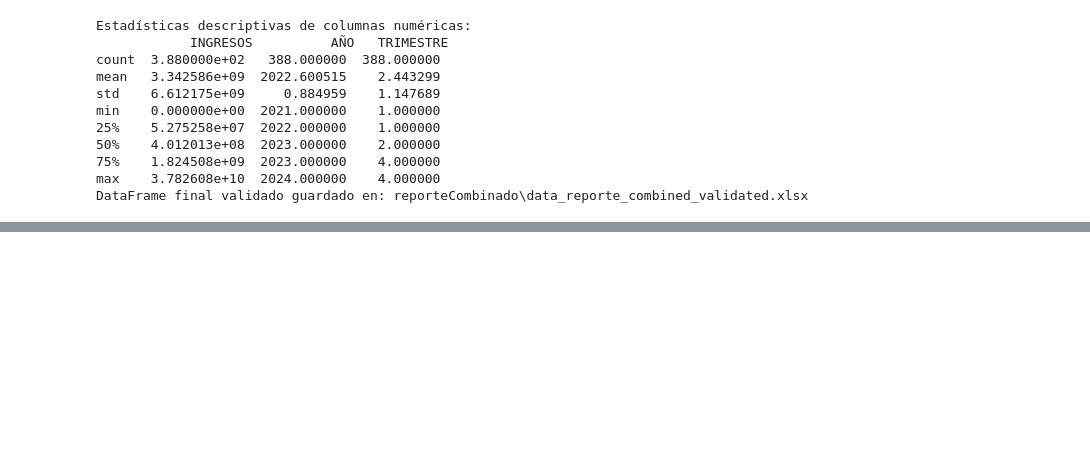
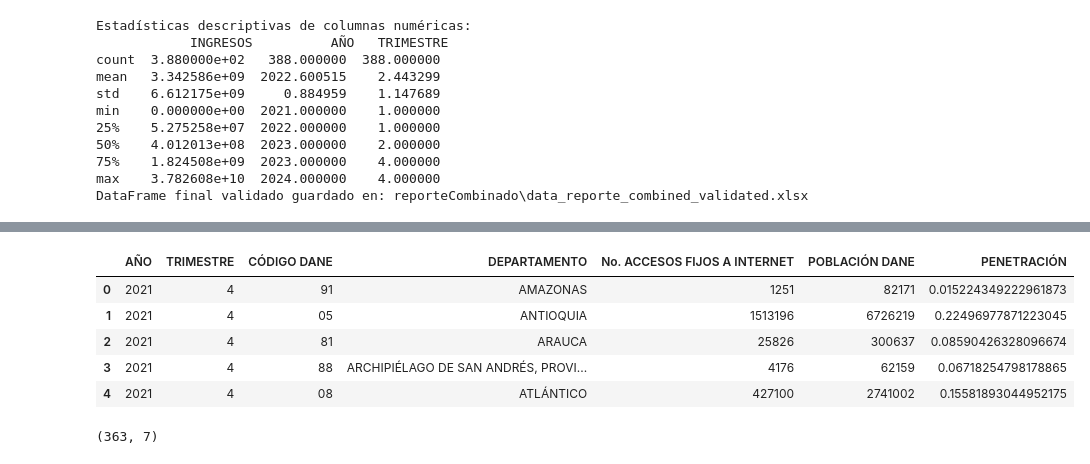
Before and after one commit to josvaldes/trabajoGradoMCD, a Jupyter notebook: Codigo/scrapingColombiaTIC.ipynb, the cells around one changed output, grey strips where cells are left out. Saved outputs shown, nothing was run; the diff lists cells and outputs as text; code cells hidden in the pictures; blank space fills up the shorter version.

```diff
--- a/Codigo/scrapingColombiaTIC.ipynb
+++ b/Codigo/scrapingColombiaTIC.ipynb
@@ -1223,0 +1264,16 @@ DataFrame final validado guardado en: reporteCombinado\data_reporte_combined_val
+# %%
+# Eliminar la primera fila del DataFrame
+hoja2 = hoja2.iloc[1:].reset_index(drop=True)
+# %%
+hoja2.head()
+# %% [output]
+|  | AÑO | TRIMESTRE | CÓDIGO DANE | DEPARTAMENTO | No. ACCESOS FIJOS A INTERNET | POBLACIÓN DANE | PENETRACIÓN |
+| 0 | 2021 | 4 | 91 | AMAZONAS | 1251 | 82171 | 0.015224349222961873 |
+| 1 | 2021 | 4 | 05 | ANTIOQUIA | 1513196 | 6726219 | 0.22496977871223045 |
+| 2 | 2021 | 4 | 81 | ARAUCA | 25826 | 300637 | 0.08590426328096674 |
+| 3 | 2021 | 4 | 88 | ARCHIPIÉLAGO DE SAN ANDRÉS, PROVI... | 4176 | 62159 | 0.06718254798178865 |
+| 4 | 2021 | 4 | 08 | ATLÁNTICO | 427100 | 2741002 | 0.15581893044952175 |
+# %%
+hoja2.shape
+# %% [output]
+(363, 7)
```
Also changed, not shown: parts of 8 cells of this notebook.
